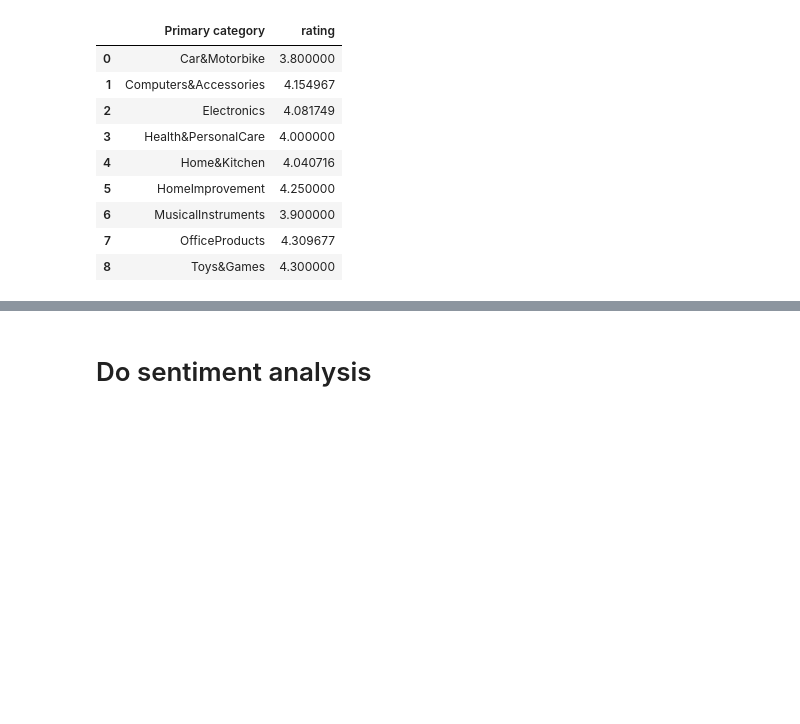
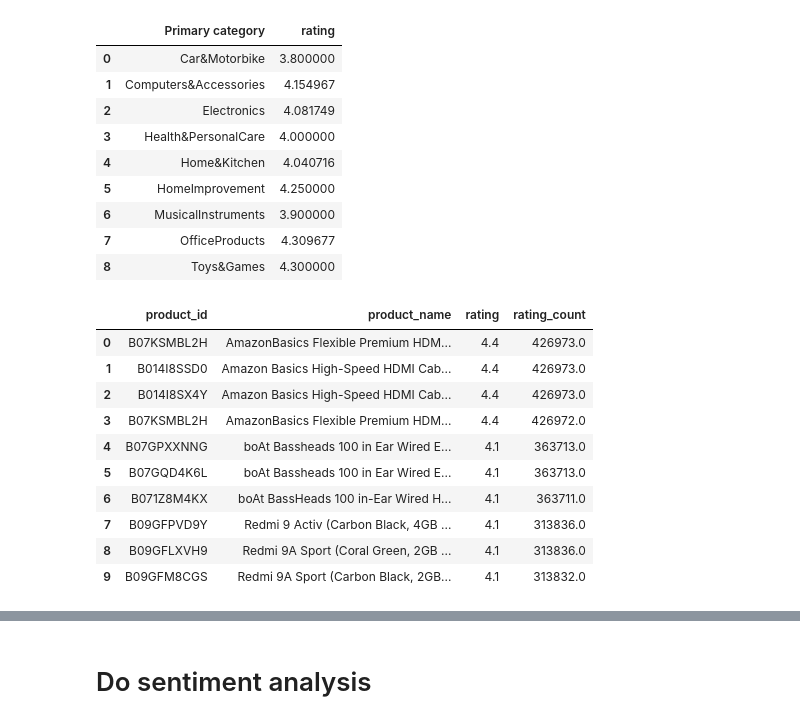
Before and after one commit to ibrahim-alatyan/RAG-Chatbot-and-Sentiment-Analysis, a Jupyter notebook: src/excel_analysis.ipynb, the cells around one changed output, grey strips where cells are left out. Saved outputs shown, nothing was run; the diff lists cells and outputs as text; code cells hidden in the pictures; blank space fills up the shorter version.

```diff
--- a/src/excel_analysis.ipynb
+++ b/src/excel_analysis.ipynb
@@ -249,3 +259,21 @@ fig2 = px.pie(
     title="Average Rating by Primary Category"
 )
 fig2.show()
+# %%
+highRatingMaxCount = pd.read_sql_query("""SELECT product_id, product_name, rating, rating_count
+                                       FROM amazon_review
+                                       ORDER BY rating_count DESC , rating DESC
+                                       LIMIT 10""",conn)
+highRatingMaxCount
+# %% [output]
+|  | product_id | product_name | rating | rating_count |
+| 0 | B07KSMBL2H | AmazonBasics Flexible Premium HDM... | 4.4 | 426973.0 |
+| 1 | B014I8SSD0 | Amazon Basics High-Speed HDMI Cab... | 4.4 | 426973.0 |
+| 2 | B014I8SX4Y | Amazon Basics High-Speed HDMI Cab... | 4.4 | 426973.0 |
+| 3 | B07KSMBL2H | AmazonBasics Flexible Premium HDM... | 4.4 | 426972.0 |
+| 4 | B07GPXXNNG | boAt Bassheads 100 in Ear Wired E... | 4.1 | 363713.0 |
+| 5 | B07GQD4K6L | boAt Bassheads 100 in Ear Wired E... | 4.1 | 363713.0 |
+| 6 | B071Z8M4KX | boAt BassHeads 100 in-Ear Wired H... | 4.1 | 363711.0 |
+| 7 | B09GFPVD9Y | Redmi 9 Activ (Carbon Black, 4GB ... | 4.1 | 313836.0 |
+| 8 | B09GFLXVH9 | Redmi 9A Sport (Coral Green, 2GB ... | 4.1 | 313836.0 |
+| 9 | B09GFM8CGS | Redmi 9A Sport (Carbon Black, 2GB... | 4.1 | 313832.0 |
```
Also changed, not shown: parts of 9 cells of this notebook, 8 other files.
